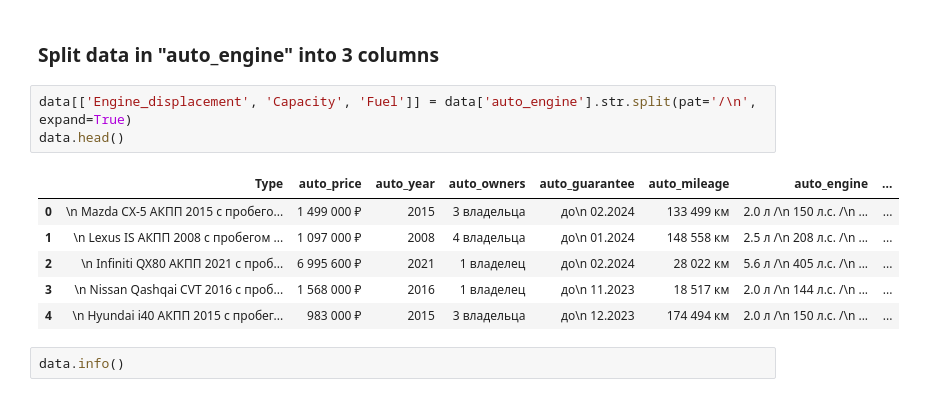
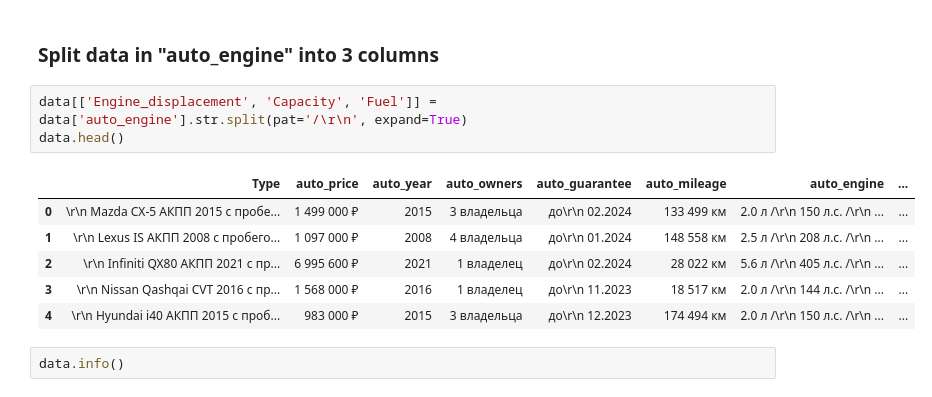
Before and after one commit to DianaS96/Spb_cars_sales, a Jupyter notebook: auto_rolf.ipynb, the cells around one changed output. Drawn from its saved outputs; the diff is of its cells as text.

```diff
--- a/auto_rolf.ipynb
+++ b/auto_rolf.ipynb
@@ -394,15 +322,15 @@ data.head()
 <a id="Split_auto_engine"></a>
 ### Split data in "auto_engine" into 3 columns
 # %%
-data[['Engine_displacement', 'Capacity', 'Fuel']] = data['auto_engine'].str.split(pat='/\n', expand=True)
+data[['Engine_displacement', 'Capacity', 'Fuel']] = data['auto_engine'].str.split(pat='/\r\n', expand=True)
 data.head()
 # %% [output]
 |  | Type | auto_price | auto_year | auto_owners | auto_guarantee | auto_mileage | auto_engine | ... |
-| 0 | \n Mazda CX-5 АКПП 2015 с пробего... | 1 499 000 ₽ | 2015 | 3 владельца | до\n 02.2024 | 133 499 км | 2.0 л /\n 150 л.с. /\n ... | ... |
-| 1 | \n Lexus IS АКПП 2008 с пробегом ... | 1 097 000 ₽ | 2008 | 4 владельца | до\n 01.2024 | 148 558 км | 2.5 л /\n 208 л.с. /\n ... | ... |
-| 2 | \n Infiniti QX80 АКПП 2021 с проб... | 6 995 600 ₽ | 2021 | 1 владелец | до\n 02.2024 | 28 022 км | 5.6 л /\n 405 л.с. /\n ... | ... |
-| 3 | \n Nissan Qashqai CVT 2016 с проб... | 1 568 000 ₽ | 2016 | 1 владелец | до\n 11.2023 | 18 517 км | 2.0 л /\n 144 л.с. /\n ... | ... |
-| 4 | \n Hyundai i40 АКПП 2015 с пробег... | 983 000 ₽ | 2015 | 3 владельца | до\n 12.2023 | 174 494 км | 2.0 л /\n 150 л.с. /\n ... | ... |
+| 0 | \r\n Mazda CX-5 АКПП 2015 с пробе... | 1 499 000 ₽ | 2015 | 3 владельца | до\r\n 02.2024 | 133 499 км | 2.0 л /\r\n 150 л.с. /\r\n ... | ... |
+| 1 | \r\n Lexus IS АКПП 2008 с пробего... | 1 097 000 ₽ | 2008 | 4 владельца | до\r\n 01.2024 | 148 558 км | 2.5 л /\r\n 208 л.с. /\r\n ... | ... |
+| 2 | \r\n Infiniti QX80 АКПП 2021 с пр... | 6 995 600 ₽ | 2021 | 1 владелец | до\r\n 02.2024 | 28 022 км | 5.6 л /\r\n 405 л.с. /\r\n ... | ... |
+| 3 | \r\n Nissan Qashqai CVT 2016 с пр... | 1 568 000 ₽ | 2016 | 1 владелец | до\r\n 11.2023 | 18 517 км | 2.0 л /\r\n 144 л.с. /\r\n ... | ... |
+| 4 | \r\n Hyundai i40 АКПП 2015 с проб... | 983 000 ₽ | 2015 | 3 владельца | до\r\n 12.2023 | 174 494 км | 2.0 л /\r\n 150 л.с. /\r\n ... | ... |
 # %%
 data.info()
 # %% [output]
```
Also changed, not shown: parts of 53 cells of this notebook.
